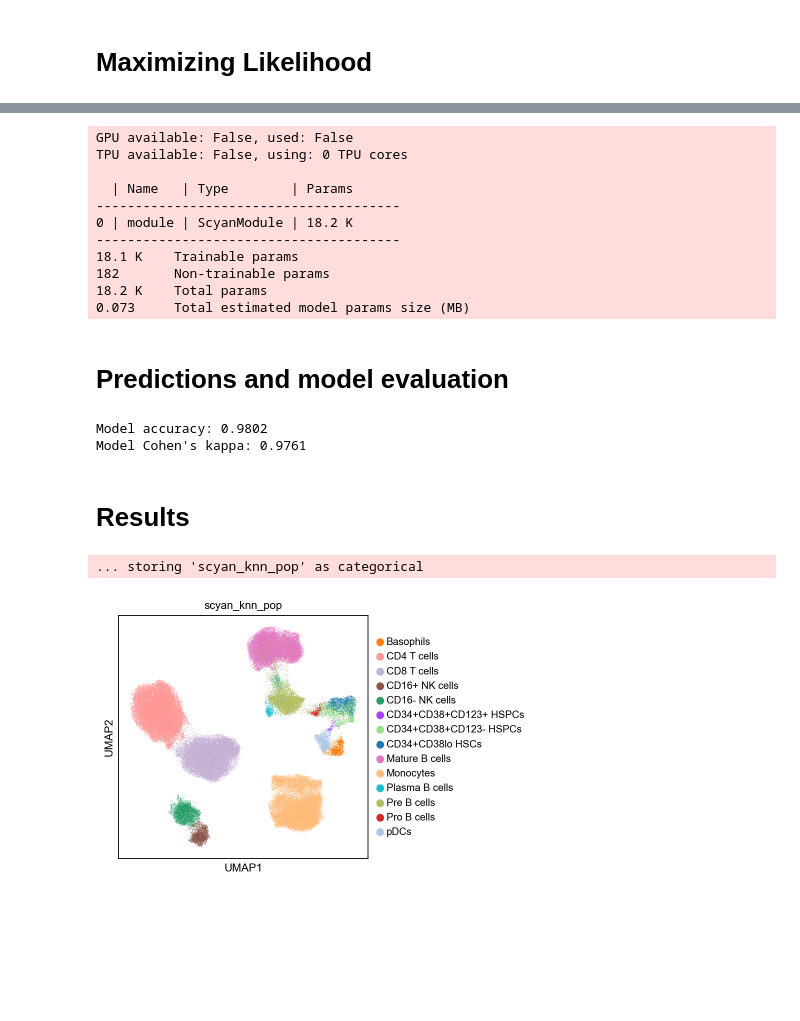
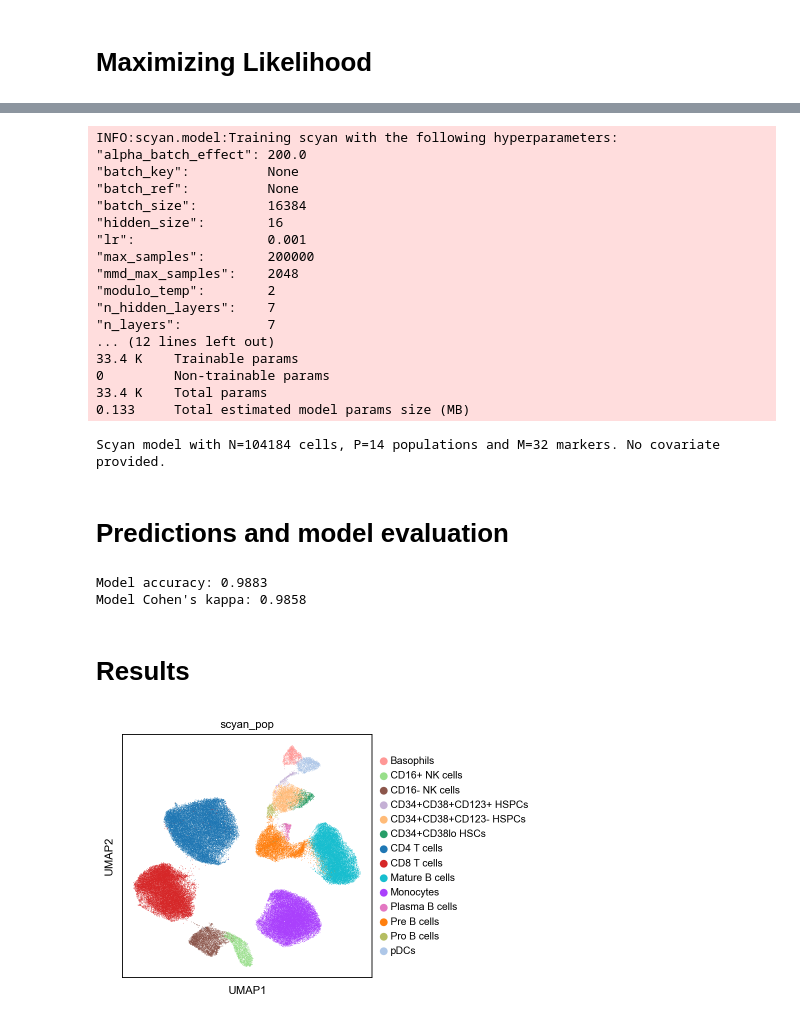
Before and after one commit to MICS-Lab/scyan, a Jupyter notebook: tutorials/getting_started.ipynb, the cells around one changed output, grey strips where cells are left out. Cells and saved outputs as stored; diff of their text form; code cells hidden in the pictures; blank space fills up the shorter version.

```diff
--- a/tutorials/getting_started.ipynb
+++ b/tutorials/getting_started.ipynb
@@ -24,0 +21,2 @@ INFO:scyan.model:Initialized Scyan model with N=104184 cells, P=14 populations a
+# %%
+model = scyan.Scyan(adata, marker_pop_matrix)
@@ -25,32 +27,37 @@ INFO:scyan.model:Initialized Scyan model with N=104184 cells, P=14 populations a
 # %%
 model.fit()
 # %% [output]
-GPU available: False, used: False
-TPU available: False, using: 0 TPU cores
-
-  | Name   | Type        | Params
----------------------------------------
-0 | module | ScyanModule | 18.2 K
----------------------------------------
-18.1 K    Trainable params
-182       Non-trainable params
-18.2 K    Total params
-0.073     Total estimated model params size (MB)
+INFO:scyan.model:Training scyan with the following hyperparameters:
+"alpha_batch_effect": 200.0
+"batch_key":          None
+"batch_ref":          None
+"batch_size":         16384
+"hidden_size":        16
+"lr":                 0.001
+"max_samples":        200000
+"mmd_max_samples":    2048
+"modulo_temp":        2
+"n_hidden_layers":    7
+"n_layers":           7
+... (12 lines left out)
+33.4 K    Trainable params
+0         Non-trainable params
+33.4 K    Total params
+0.133     Total estimated model params size (MB)
+Scyan model with N=104184 cells, P=14 populations and M=32 markers. No covariate provided.
 # %% [markdown]
 # Predictions and model evaluation
 # %%
 model.predict()
-model.knn_predict()
 
-print(f"\nModel accuracy: {accuracy_score(model.adata.obs.cell_type, model.adata.obs.scyan_knn_pop):.4f}")
-print(f"Model Cohen's kappa: {cohen_kappa_score(model.adata.obs.cell_type, model.adata.obs.scyan_knn_pop):.4f}")
+print(f"\nModel accuracy: {accuracy_score(model.adata.obs.cell_type, model.adata.obs.scyan_pop):.4f}")
+print(f"Model Cohen's kappa: {cohen_kappa_score(model.adata.obs.cell_type, model.adata.obs.scyan_pop):.4f}")
 # %% [output]
-Model accuracy: 0.9802
-Model Cohen's kappa: 0.9761
+Model accuracy: 0.9883
+Model Cohen's kappa: 0.9858
 # %% [markdown]
 # Results
 # %%
-sc.pl.umap(model.adata, color="scyan_knn_pop", palette=adata.uns["palette"])
+sc.pl.umap(model.adata, color="scyan_pop", palette=adata.uns["palette"])
 # %% [output]
-... storing 'scyan_knn_pop' as categorical
-[figure, old version]
+[figure, new version]
```
Also changed, not shown: parts of 8 cells of this notebook, 18 other files.
